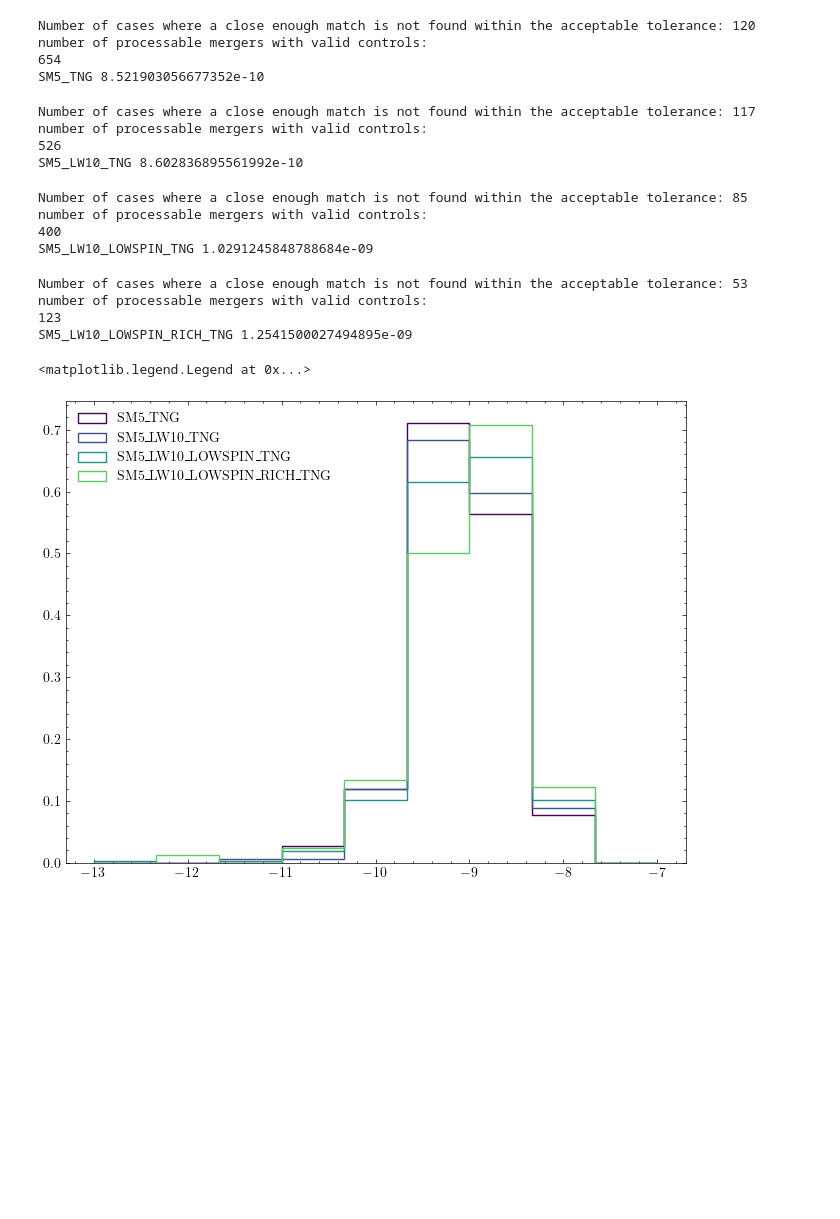
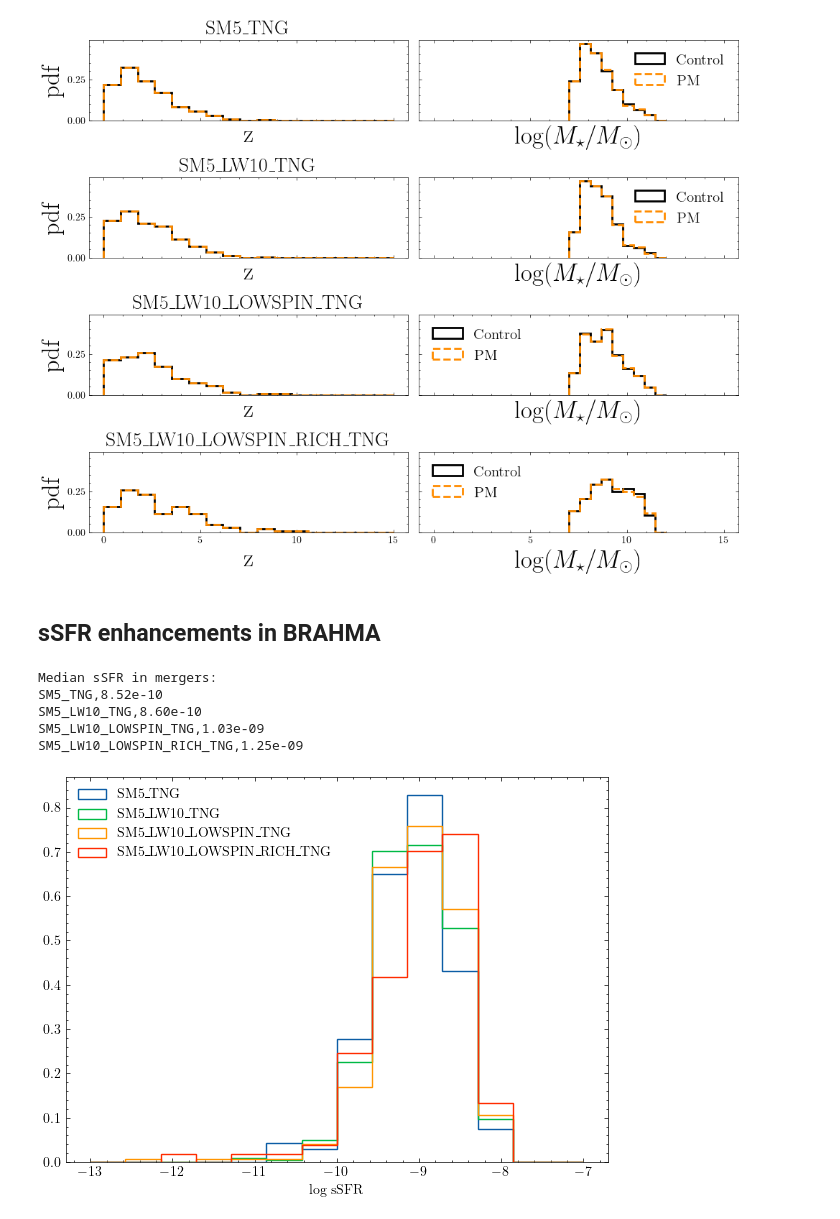
Before and after one commit to pranav-satheesh/host_galaxies, a Jupyter notebook: notebooks/enhancement_plot_notebooks/host_galaxy_enhancements.ipynb, the cells around one changed output. Cells and saved outputs as stored; diff of their text form; code cells hidden in the pictures; blank space fills up the shorter version.

```diff
--- a/notebooks/enhancement_plot_notebooks/host_galaxy_enhancements.ipynb
+++ b/notebooks/enhancement_plot_notebooks/host_galaxy_enhancements.ipynb
@@ -35,4 +31,0 @@ Number of cases where a close enough match is not found within the acceptable to
-# %%
-simPath = brahma_basepath + brahma_simName_array[0] + '/'
-brahma_pop_Nstar10 = control.load_pop_file(simPath,pop_file_path,[0,0,10,1])
-brahma_control = control.control_sample_brahma(brahma_pop_Nstar10)
@@ -43,36 +76,43 @@ number of processable mergers with valid controls:
+# %%
+fig, axes = plt.subplots(4,2, figsize=(10,8),sharex=True,sharey=True)
+hostplot.set_plot_style(linewidth=2, titlesize=20,labelsize=20,ticksize=20,legendsize=20)
+# axes[1][2].set_visible(False)
+# axes[1][0].set_position([0.24,0.125,0.228,0.343])
+# axes[1][1].set_position([0.55,0.125,0.228,0.343])
+flattened_axes = axes.flatten()
+
+for i,sim in enumerate(brahma_simName_array):
+    ax_plt = [axes[i][0],axes[i][1]]
+    axes_plt = hostplot.match_z_Mstar_plot(ax_plt,brahma_sim_obj[sim],Mstar_binsize = 0.5,Mstar_min = 7,Mstar_max = 12,z_binsize = 0.8,z_min = 0,z_max = 15)
+    axes_plt[0].set_title(sim)
+
+fig.tight_layout()
+# %% [output]
+[figure, added]
+# %% [markdown]
+## sSFR enhancements in BRAHMA
 # %%
 SFR_log_min = -13
 SFR_log_max = -7
-SFR_log_bins = np.linspace(SFR_log_min,SFR_log_max,10)
+SFR_log_bins = np.linspace(SFR_log_min,SFR_log_max,15)
 
-fig,ax = plt.subplots(1,1,figsize=(8,6))
+hostplot.set_plot_style(linewidth=2, titlesize=20,labelsize=10,ticksize=10,legendsize=10)
+fig,ax = plt.subplots(1,1,figsize=(7,5))
 
+print("Median sSFR in mergers:")
 for i,sim in enumerate(brahma_simName_array):
-    simPath = brahma_basepath + sim + '/'
-    brahma_pop_Nstar10 = control.load_pop_file(simPath,pop_file_path,[0,0,10,1])
-    brahma_control = control.control_sample_brahma(brahma_pop_Nstar10)
-    SFR_mergers = brahma_control.sSFR_merging_pop
-    print(sim,np.median(SFR_mergers[SFR_mergers>0]))
-    ax.hist(np.log10(SFR_mergers[SFR_mergers>0]),bins=SFR_log_bins,label=sim,histtype='step',density=True,color=plt.cm.viridis(i/len(brahma_simName_array)))
 
+    SFR_mergers = brahma_sim_obj[sim].sSFR_merging_pop
+    print(f"{sim},{np.median(SFR_mergers[SFR_mergers>0]):2.2e}")
+    ax.hist(np.log10(SFR_mergers[SFR_mergers>0]),bins=SFR_log_bins,label=sim,histtype='step',density=True,color=brahma_sim_colors[sim])
+ax.set_xlabel("log sSFR")
 ax.legend()
+plt.show()
 # %% [output]
-Number of cases where a close enough match is not found within the acceptable tolerance: 120
-number of processable mergers with valid controls:
-654
-SM5_TNG 8.521903056677352e-10
+Median sSFR in mergers:
+SM5_TNG,8.52e-10
+SM5_LW10_TNG,8.60e-10
+SM5_LW10_LOWSPIN_TNG,1.03e-09
+SM5_LW10_LOWSPIN_RICH_TNG,1.25e-09
-Number of cases where a close enough match is not found within the acceptable tolerance: 117
-number of processable mergers with valid controls:
-526
-SM5_LW10_TNG 8.602836895561992e-10
-Number of cases where a close enough match is not found within the acceptable tolerance: 85
-number of processable mergers with valid controls:
-400
-SM5_LW10_LOWSPIN_TNG 1.0291245848788684e-09
-Number of cases where a close enough match is not found within the acceptable tolerance: 53
-number of processable mergers with valid controls:
-123
-SM5_LW10_LOWSPIN_RICH_TNG 1.2541500027494895e-09
-<matplotlib.legend.Legend at 0x...>
-[figure, old version]
+[figure, new version]
 # %%
```
Also changed, not shown: parts of 22 cells of this notebook, 2 other files.
